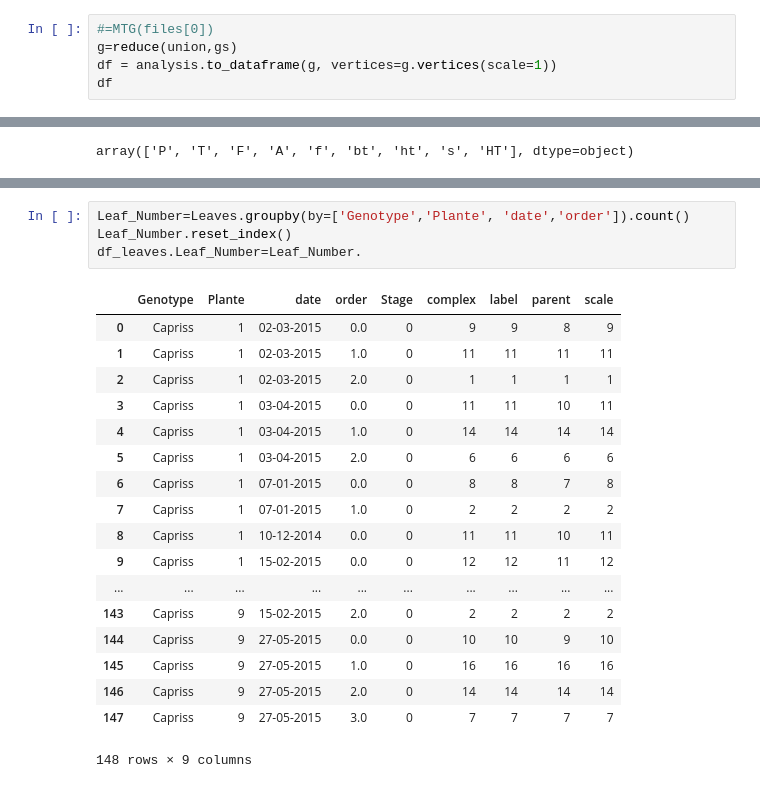
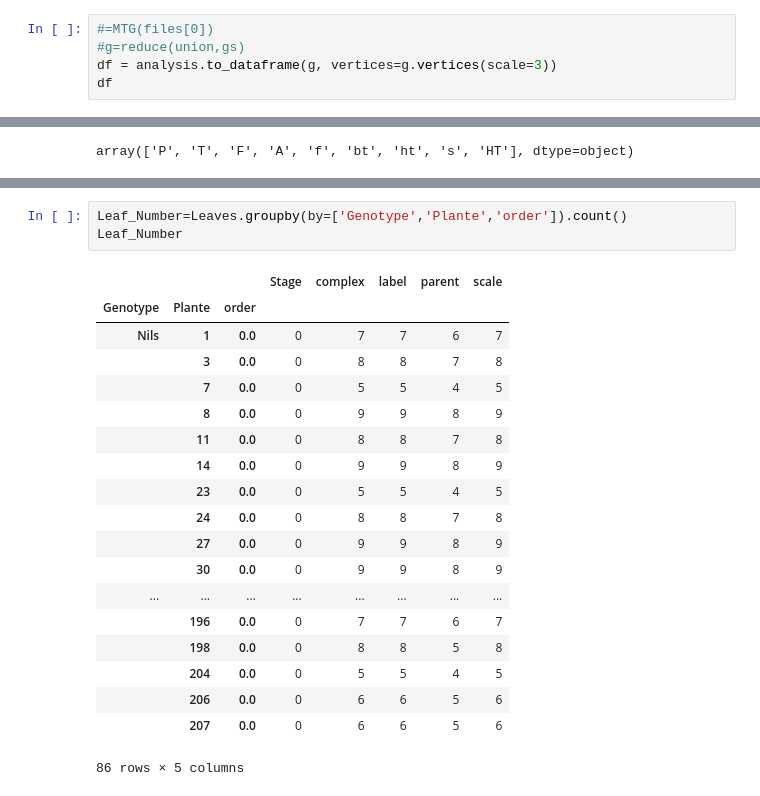
Before and after one commit to openalea/strawberry, a Jupyter notebook: strawberry/example/MTG_analysis.ipynb, the cells around one changed output, grey strips where cells are left out. Cells and saved outputs as stored; diff of their text form.

```diff
--- a/strawberry/example/MTG_analysis.ipynb
+++ b/strawberry/example/MTG_analysis.ipynb
@@ -73,7 +86,7 @@ replace all the date format by -
 [<openalea.mtg.mtg.MTG object at 0x...>, <openalea.mtg.mtg.MTG object at 0x...>, <openalea.mtg.mtg.MTG object at 0x...>, <openalea.mtg.mtg.MTG object at 0x...>, <openalea.mtg.mtg.MTG object at 0x...>, ...
 # %%
 #=MTG(files[0])
-g=reduce(union,gs)
-df = analysis.to_dataframe(g, vertices=g.vertices(scale=1))
+#g=reduce(union,gs)
+df = analysis.to_dataframe(g, vertices=g.vertices(scale=3))
 df
 # %% [output]
@@ -153,26 +205,26 @@ df_leaves= pd.DataFrame(df,columns=["Genotype","Plante","date","order","Leaf_Num
 # %%
-Leaf_Number=Leaves.groupby(by=['Genotype','Plante', 'date','order']).count()
-Leaf_Number.reset_index()
-df_leaves.Leaf_Number=Leaf_Number.
+Leaf_Number=Leaves.groupby(by=['Genotype','Plante','order']).count()
+Leaf_Number
 # %% [output]
-|  | Genotype | Plante | date | order | Stage | complex | label | parent | scale |
-| 0 | Capriss | 1 | 02-03-2015 | 0.0 | 0 | 9 | 9 | 8 | 9 |
-| 1 | Capriss | 1 | 02-03-2015 | 1.0 | 0 | 11 | 11 | 11 | 11 |
-| 2 | Capriss | 1 | 02-03-2015 | 2.0 | 0 | 1 | 1 | 1 | 1 |
-| 3 | Capriss | 1 | 03-04-2015 | 0.0 | 0 | 11 | 11 | 10 | 11 |
-| 4 | Capriss | 1 | 03-04-2015 | 1.0 | 0 | 14 | 14 | 14 | 14 |
-| 5 | Capriss | 1 | 03-04-2015 | 2.0 | 0 | 6 | 6 | 6 | 6 |
-| 6 | Capriss | 1 | 07-01-2015 | 0.0 | 0 | 8 | 8 | 7 | 8 |
-| 7 | Capriss | 1 | 07-01-2015 | 1.0 | 0 | 2 | 2 | 2 | 2 |
-| 8 | Capriss | 1 | 10-12-2014 | 0.0 | 0 | 11 | 11 | 10 | 11 |
-| 9 | Capriss | 1 | 15-02-2015 | 0.0 | 0 | 12 | 12 | 11 | 12 |
-| ... | ... | ... | ... | ... | ... | ... | ... | ... | ... |
-| 143 | Capriss | 9 | 15-02-2015 | 2.0 | 0 | 2 | 2 | 2 | 2 |
-| 144 | Capriss | 9 | 27-05-2015 | 0.0 | 0 | 10 | 10 | 9 | 10 |
-| 145 | Capriss | 9 | 27-05-2015 | 1.0 | 0 | 16 | 16 | 16 | 16 |
-| 146 | Capriss | 9 | 27-05-2015 | 2.0 | 0 | 14 | 14 | 14 | 14 |
-| 147 | Capriss | 9 | 27-05-2015 | 3.0 | 0 | 7 | 7 | 7 | 7 |
+|  |  |  | Stage | complex | label | parent | scale |
+| Genotype | Plante | order |  |  |  |  |  |
+| Nils | 1 | 0.0 | 0 | 7 | 7 | 6 | 7 |
+|  | 3 | 0.0 | 0 | 8 | 8 | 7 | 8 |
+|  | 7 | 0.0 | 0 | 5 | 5 | 4 | 5 |
+|  | 8 | 0.0 | 0 | 9 | 9 | 8 | 9 |
+|  | 11 | 0.0 | 0 | 8 | 8 | 7 | 8 |
+|  | 14 | 0.0 | 0 | 9 | 9 | 8 | 9 |
+|  | 23 | 0.0 | 0 | 5 | 5 | 4 | 5 |
+|  | 24 | 0.0 | 0 | 8 | 8 | 7 | 8 |
+|  | 27 | 0.0 | 0 | 9 | 9 | 8 | 9 |
+|  | 30 | 0.0 | 0 | 9 | 9 | 8 | 9 |
+| ... | ... | ... | ... | ... | ... | ... | ... |
+|  | 196 | 0.0 | 0 | 7 | 7 | 6 | 7 |
+|  | 198 | 0.0 | 0 | 8 | 8 | 5 | 8 |
+|  | 204 | 0.0 | 0 | 5 | 5 | 4 | 5 |
+|  | 206 | 0.0 | 0 | 6 | 6 | 5 | 6 |
+|  | 207 | 0.0 | 0 | 6 | 6 | 5 | 6 |
-148 rows × 9 columns
+86 rows × 5 columns
 # %%
 primordia_leaves=df[df.label=='f']
 nb_f= primordia_leaves.groupby(by=['Plante', 'date','order']).count()
```
Also changed, not shown: parts of 9 cells of this notebook, 10 other files.
